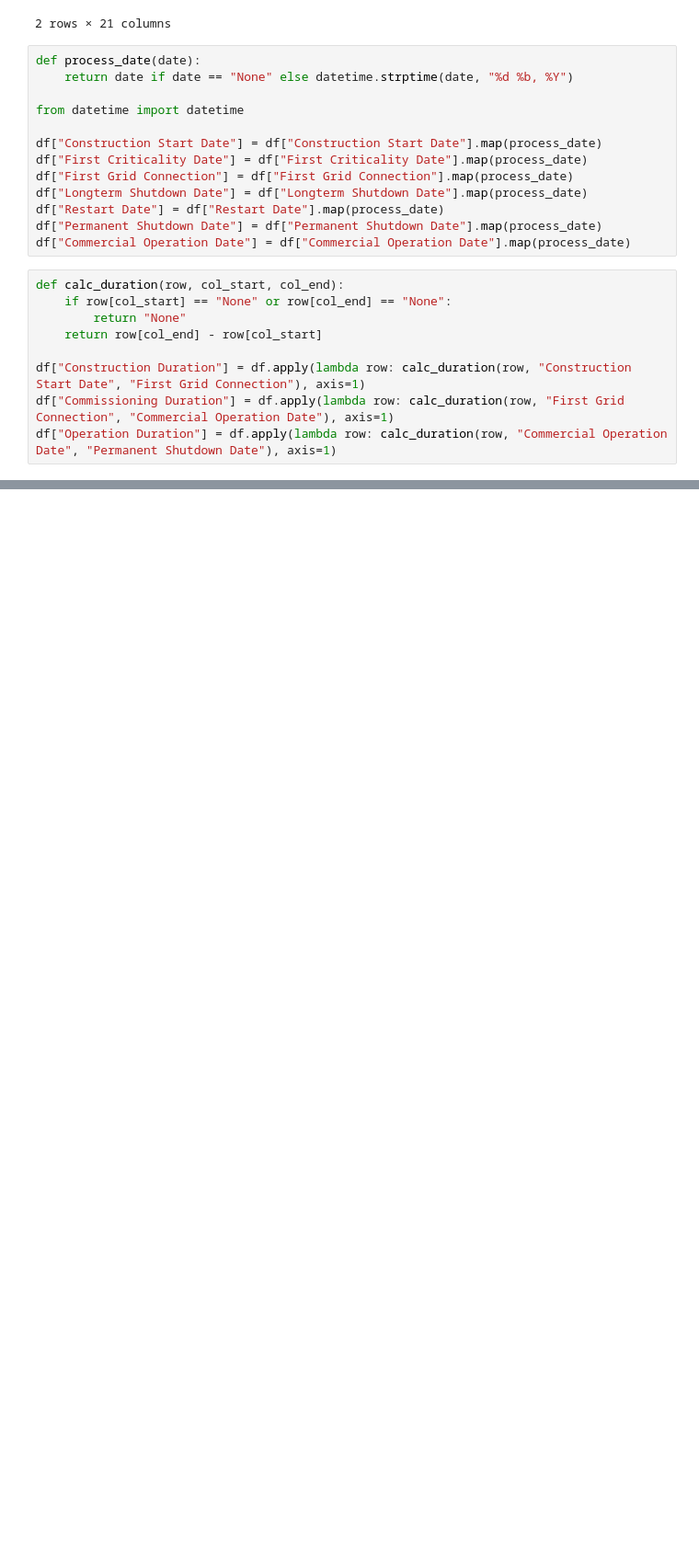
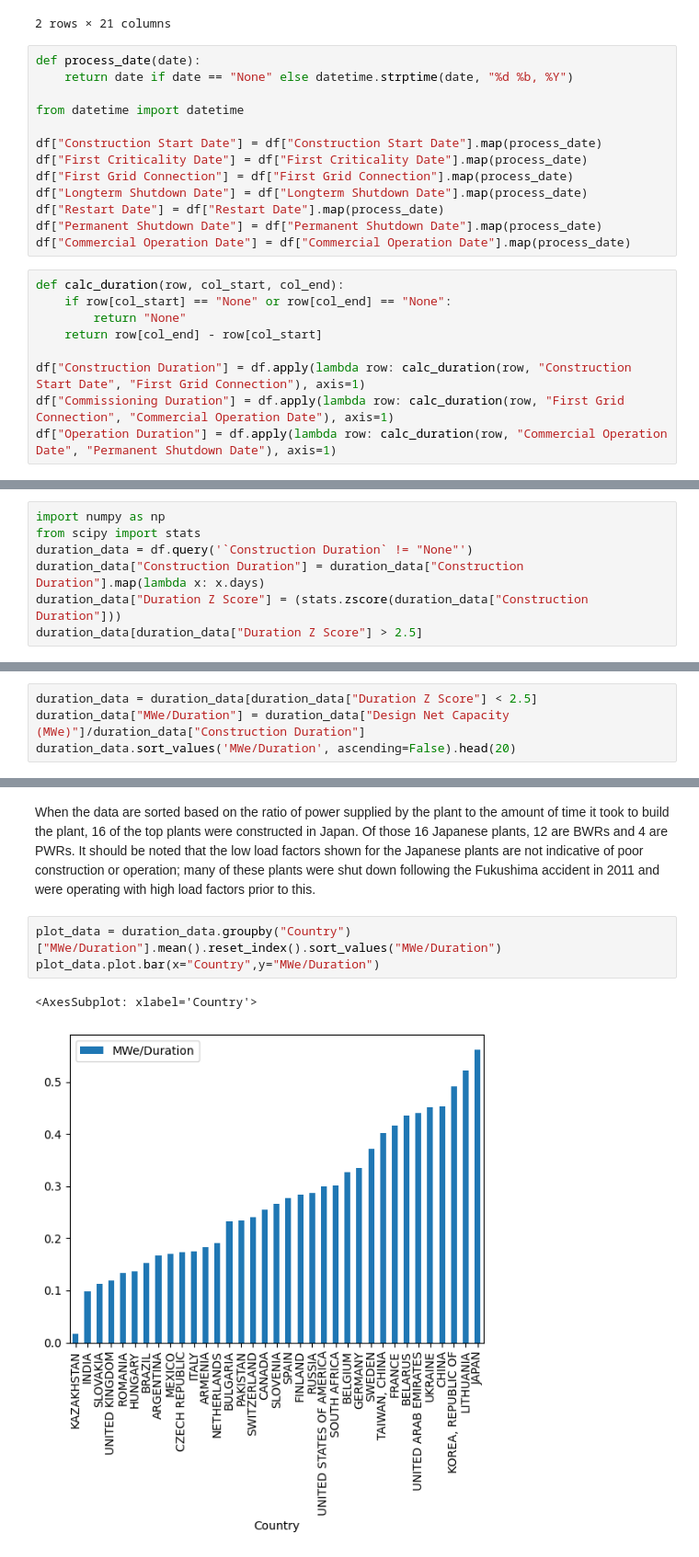
Before and after one commit to drewjw10/nuclear_data, a Jupyter notebook: IAEA Data Analysis.ipynb, the cells around one changed output, grey strips where cells are left out. Shown at 92% size. Cells and saved outputs as stored; diff of their text form; blank space fills up the shorter version.

```diff
--- a/IAEA Data Analysis.ipynb
+++ b/IAEA Data Analysis.ipynb
@@ -100,0 +119,7 @@ AttributeError: type object 'datetime.datetime' has no attribute 'timedelta'
+# %%
+import numpy as np
+from scipy import stats
+duration_data = df.query('`Construction Duration` != "None"')
+duration_data["Construction Duration"] = duration_data["Construction Duration"].map(lambda x: x.days)
+duration_data["Duration Z Score"] = (stats.zscore(duration_data["Construction Duration"]))
+duration_data[duration_data["Duration Z Score"] > 2.5]
@@ -100,0 +162,4 @@ AttributeError: type object 'datetime.datetime' has no attribute 'timedelta'
+# %%
+duration_data = duration_data[duration_data["Duration Z Score"] < 2.5]
+duration_data["MWe/Duration"] = duration_data["Design Net Capacity (MWe)"]/duration_data["Construction Duration"]
+duration_data.sort_values('MWe/Duration', ascending=False).head(20)
@@ -100,0 +185,8 @@ AttributeError: type object 'datetime.datetime' has no attribute 'timedelta'
+# %% [markdown]
+When the data are sorted based on the ratio of power supplied by the plant to the amount of time it took to build the plant, 16 of the top plants were constructed in Japan. Of those 16 Japanese plants, 12 are BWRs and 4 are PWRs. It should be noted that the low load factors shown for the Japanese plants are not indicative of poor construction or operation; many of these plants were shut down following the Fukushima accident in 2011 and were operating with high load factors prior to this.
+# %%
+plot_data = duration_data.groupby("Country")["MWe/Duration"].mean().reset_index().sort_values("MWe/Duration")
+plot_data.plot.bar(x="Country",y="MWe/Duration")
+# %% [output]
+<AxesSubplot: xlabel='Country'>
+[figure, added]
```
Also changed, not shown: parts of 10 cells of this notebook, 4 other files.
